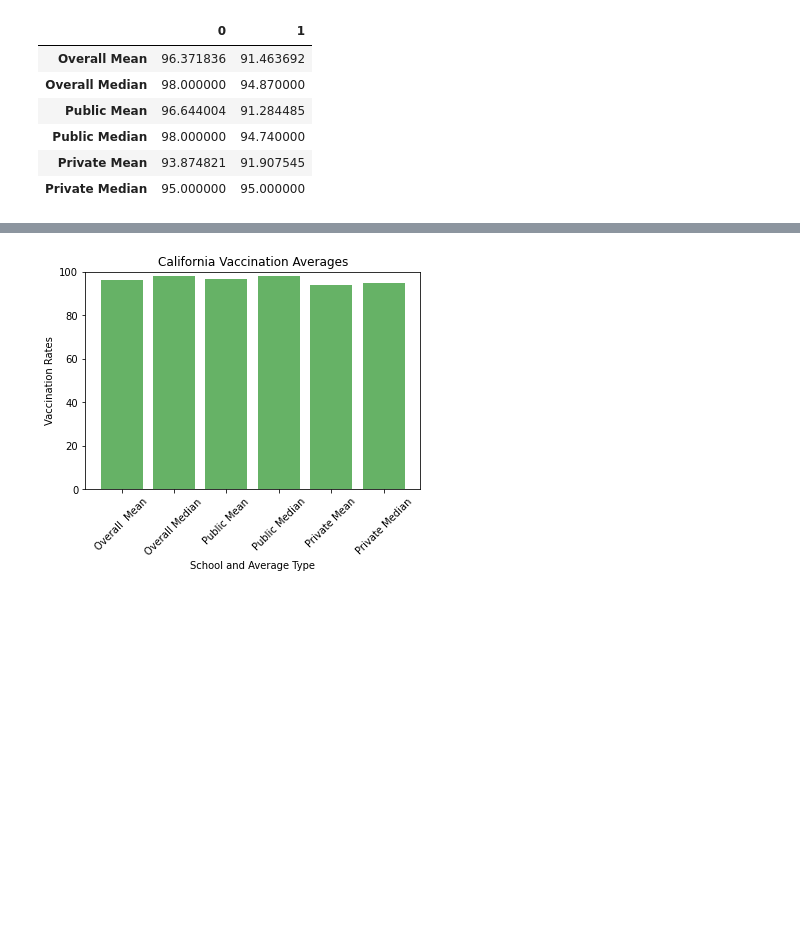
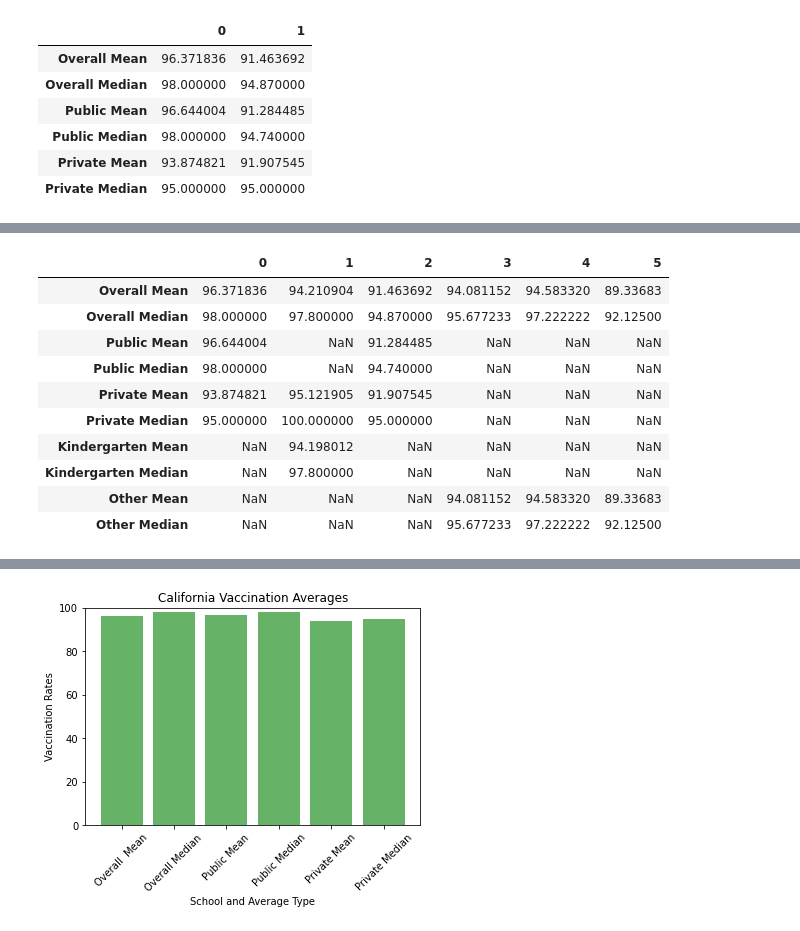
Before and after one commit to mel-c-lowe/UMN_Bootcamp_Project_One, a Jupyter notebook: MMR Vaccinations Trends.ipynb, the cells around one changed output, grey strips where cells are left out. Saved outputs shown, nothing was run; the diff lists cells and outputs as text; code cells hidden in the pictures; blank space fills up the shorter version.

```diff
--- a/MMR Vaccinations Trends.ipynb
+++ b/MMR Vaccinations Trends.ipynb
@@ -368,0 +369,18 @@ plt.show()
+# %%
+# Testing Average by type
+avg_by_type = avg_by_state.drop(columns=["Count of Schools"])
+avg_by_type = avg_by_type.drop(columns=["State"])
+avg_by_type = avg_by_type.T
+avg_by_type
+# %% [output]
+|  | 0 | 1 | 2 | 3 | 4 | 5 |
+| Overall Mean | 96.371836 | 94.210904 | 91.463692 | 94.081152 | 94.583320 | 89.33683 |
+| Overall Median | 98.000000 | 97.800000 | 94.870000 | 95.677233 | 97.222222 | 92.12500 |
+| Public Mean | 96.644004 | NaN | 91.284485 | NaN | NaN | NaN |
+| Public Median | 98.000000 | NaN | 94.740000 | NaN | NaN | NaN |
+| Private Mean | 93.874821 | 95.121905 | 91.907545 | NaN | NaN | NaN |
+| Private Median | 95.000000 | 100.000000 | 95.000000 | NaN | NaN | NaN |
+| Kindergarten Mean | NaN | 94.198012 | NaN | NaN | NaN | NaN |
+| Kindergarten Median | NaN | 97.800000 | NaN | NaN | NaN | NaN |
+| Other Mean | NaN | NaN | NaN | 94.081152 | 94.583320 | 89.33683 |
+| Other Median | NaN | NaN | NaN | 95.677233 | 97.222222 | 92.12500 |
```
Also changed, not shown: parts of 3 cells of this notebook.
